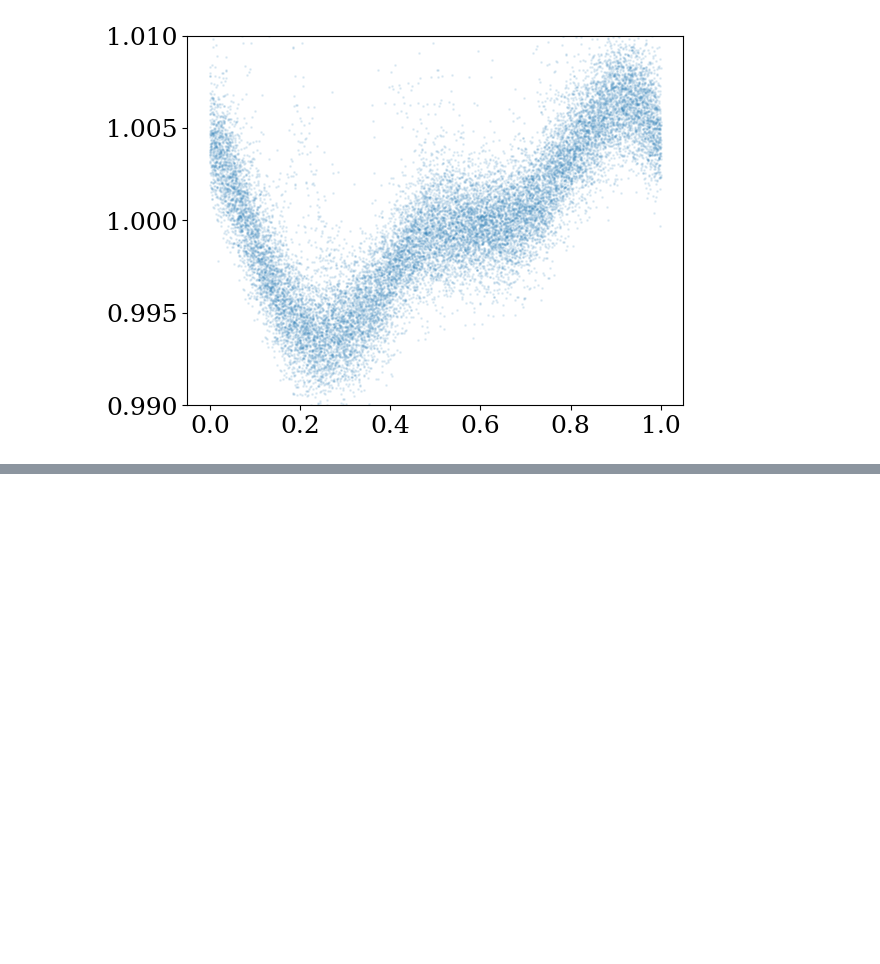
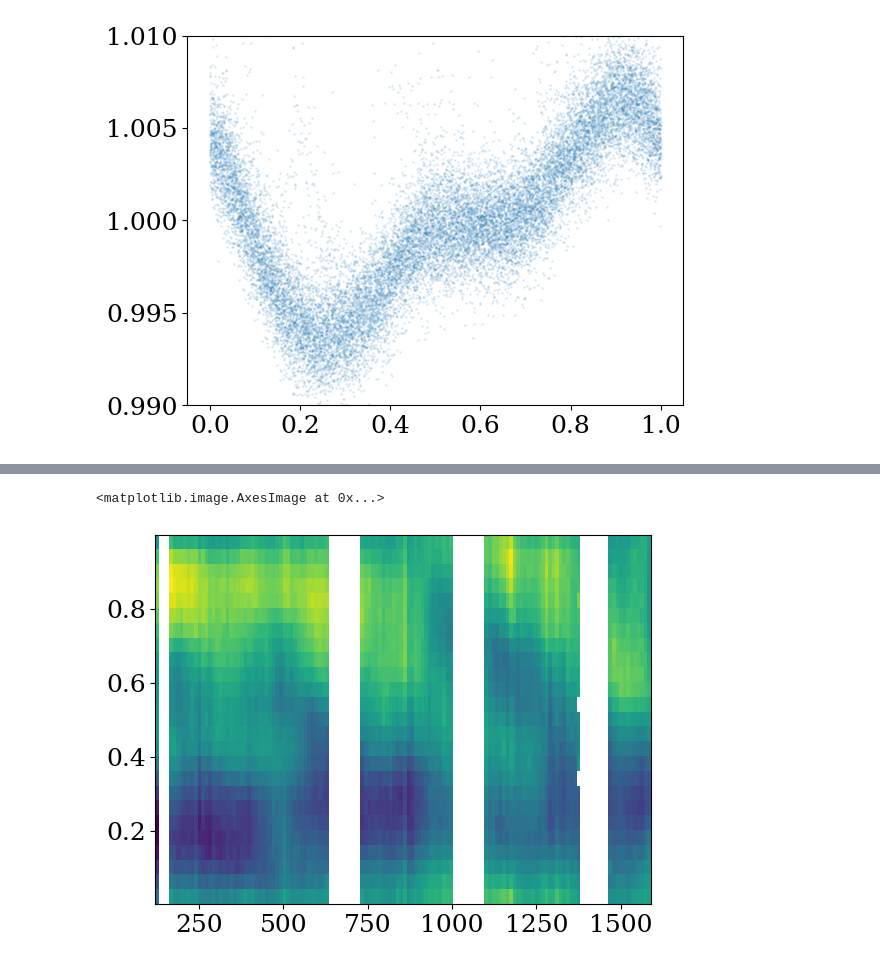
Before and after one commit to jradavenport/gj1243_15yrs, a Jupyter notebook: 01_GetData.ipynb, the cells around one changed output, grey strips where cells are left out. Saved outputs shown, nothing was run; the diff lists cells and outputs as text; code cells hidden in the pictures; blank space fills up the shorter version.

```diff
--- a/01_GetData.ipynb
+++ b/01_GetData.ipynb
@@ -73,0 +142,15 @@ for k in range(len(lc)):
+# %%
+lcB = kp30[0].normalize().flatten(window_length=731)
+for k in range(2, len(kp30)):
+    lcB = lcB.append(kp30[k].normalize().flatten(window_length=731))
+kok = (lcB.quality == 0) & (lcB.flux < 1.02) & (lcB.flux > 0.98)
+# remaking a plot from my thesis!
+h, xe, ye,_ = binned_statistic_2d(lcB['time'].value[kok], (lcB['time'].value[kok] % per_orig)/per_orig,
+                                  lcB['flux'].value[kok],
+                                  bins=(140,25))
+# REMAKE A THESIS PLOT...
+# plt.figure(figsize=(14,5))
+plt.imshow(h.T, origin='lower', aspect='auto', extent=(xe.min(), xe.max(), ye.min(), ye.max()))
+# %% [output]
+<matplotlib.image.AxesImage at 0x...>
+[figure, added]
```
Also changed, not shown: parts of 7 cells of this notebook.
